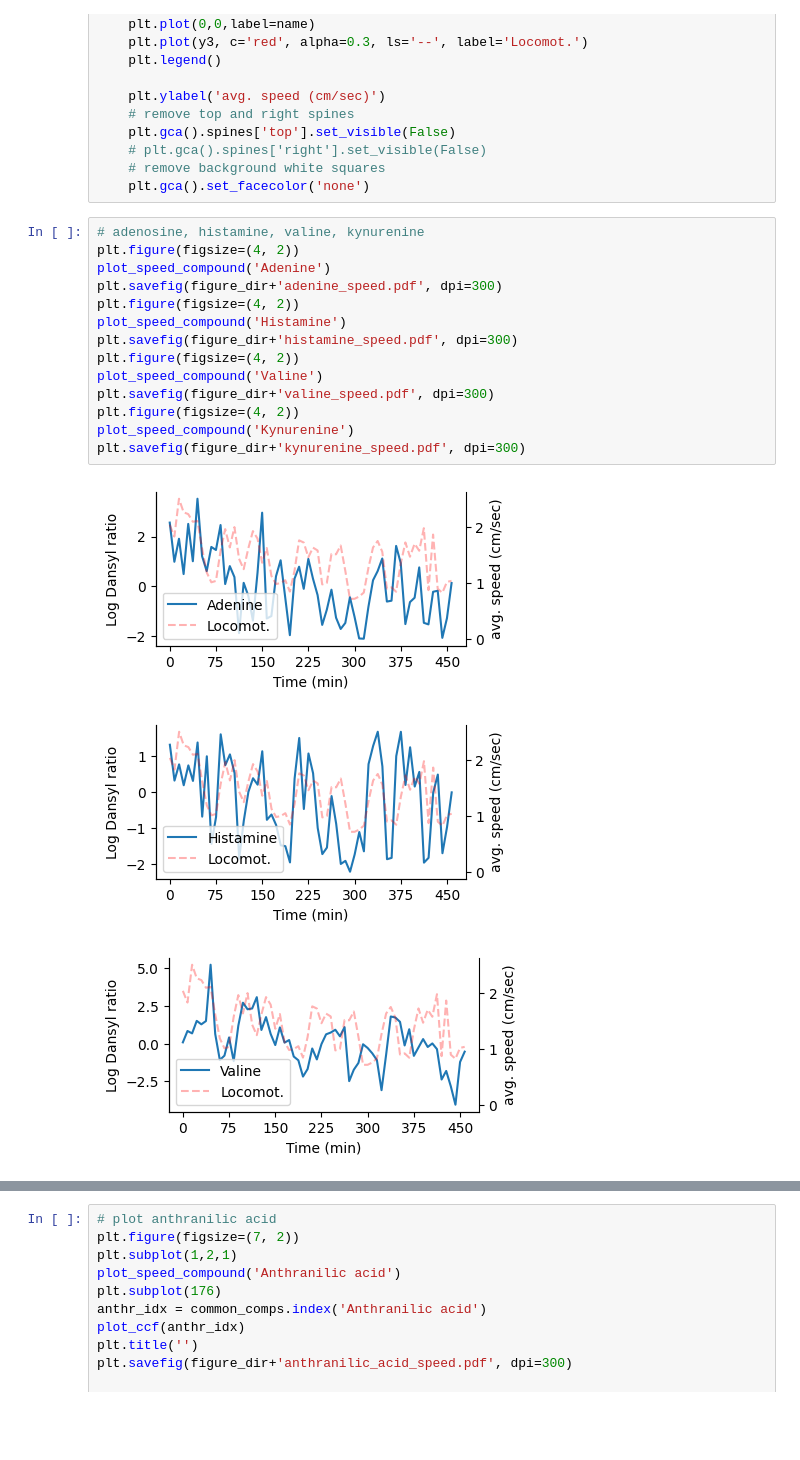
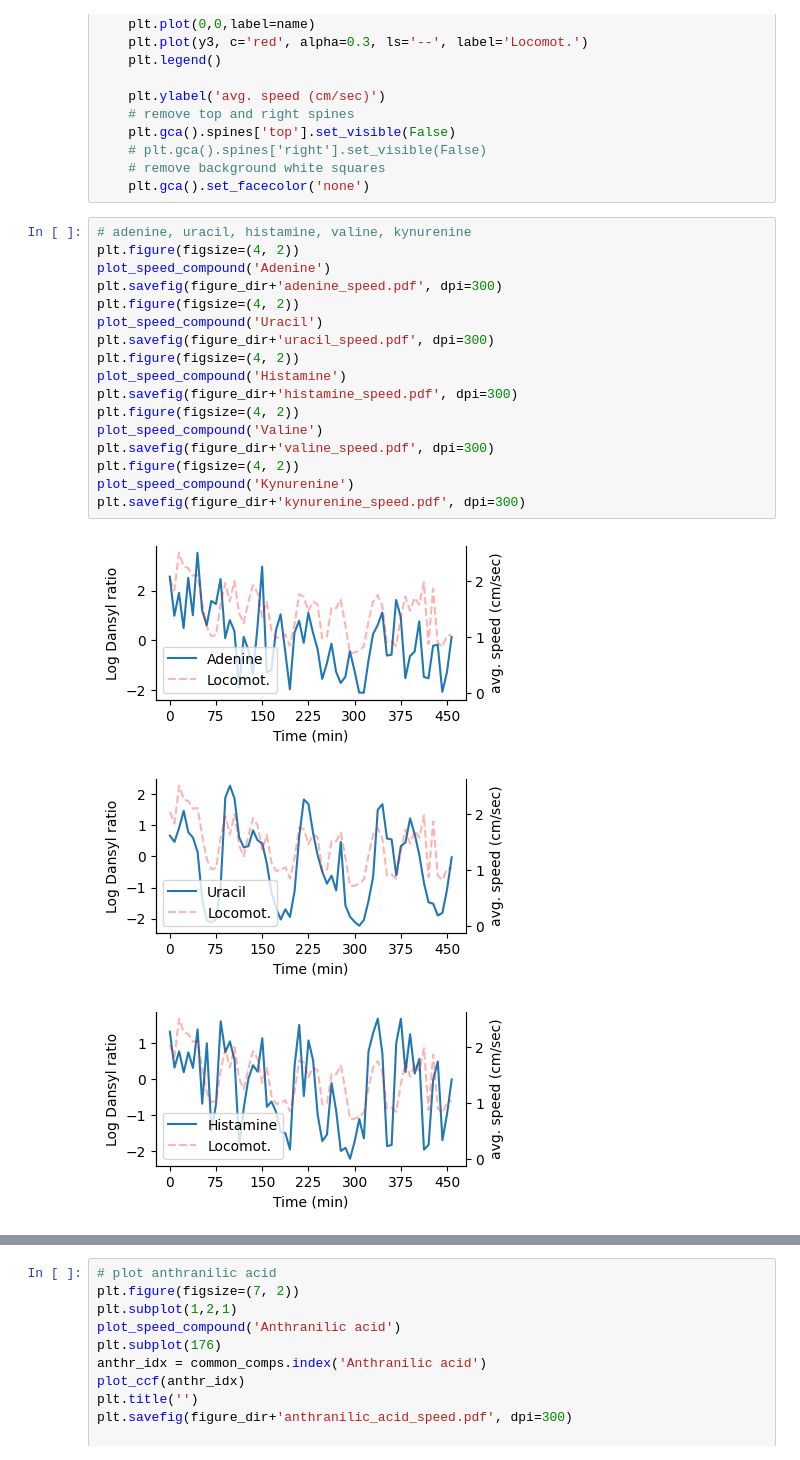
Before and after one commit to michnard/Microdialysis_Paper, a Jupyter notebook: scripts/analyses/Fig2.ipynb, the cells around one changed output, grey strips where cells are left out. Drawn from its saved outputs; the diff is of its cells as text; blank space fills up the shorter version.

```diff
--- a/scripts/analyses/Fig2.ipynb
+++ b/scripts/analyses/Fig2.ipynb
@@ -89,20 +89,23 @@ def plot_speed_compound(name): # use X3, y3 as specific example throughout
     # remove background white squares
     plt.gca().set_facecolor('none')
 # %%
-# adenosine, histamine, valine, kynurenine
+# adenine, uracil, histamine, valine, kynurenine
 plt.figure(figsize=(4, 2))
 plot_speed_compound('Adenine')
 plt.savefig(figure_dir+'adenine_speed.pdf', dpi=300)
+plt.figure(figsize=(4, 2))
+plot_speed_compound('Uracil')
+plt.savefig(figure_dir+'uracil_speed.pdf', dpi=300)
 plt.figure(figsize=(4, 2))
 plot_speed_compound('Histamine')
 plt.savefig(figure_dir+'histamine_speed.pdf', dpi=300)
 plt.figure(figsize=(4, 2))
 plot_speed_compound('Valine')
 plt.savefig(figure_dir+'valine_speed.pdf', dpi=300)
 plt.figure(figsize=(4, 2))
 plot_speed_compound('Kynurenine')
 plt.savefig(figure_dir+'kynurenine_speed.pdf', dpi=300)
 # %% [output]
 [figure]
-[figure, old version]
+[figure, new version]
-[figure, old version]
+[figure, new version]
```
Also changed, not shown: parts of 1 cell of this notebook, 37 other files.
